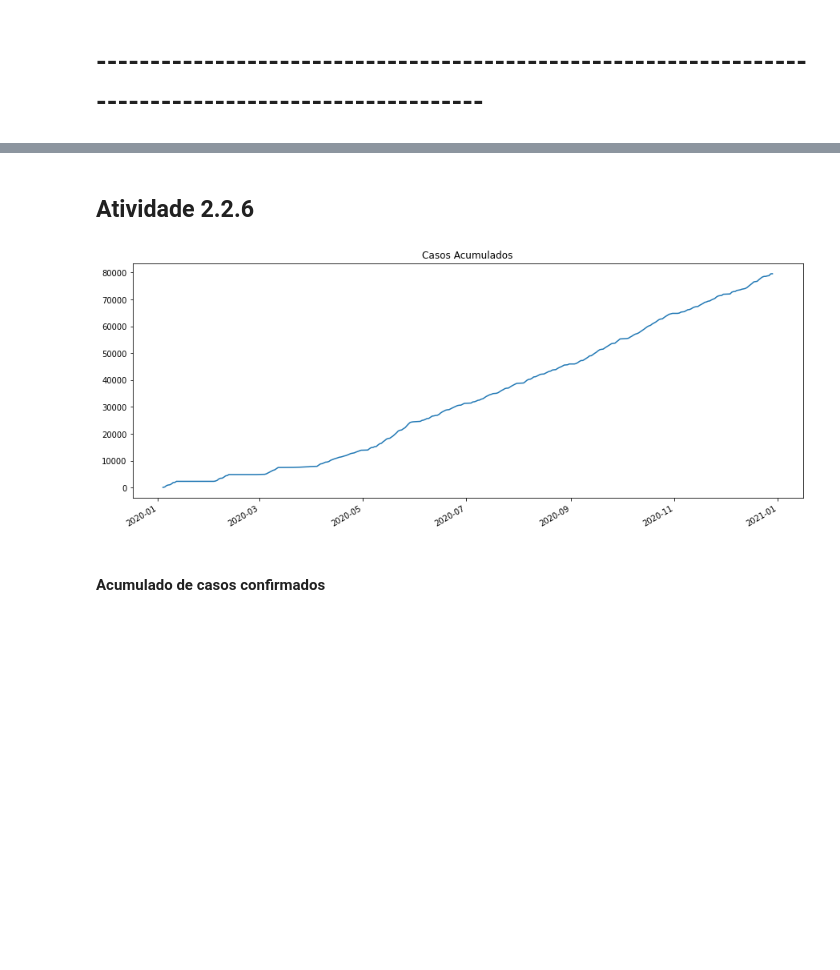
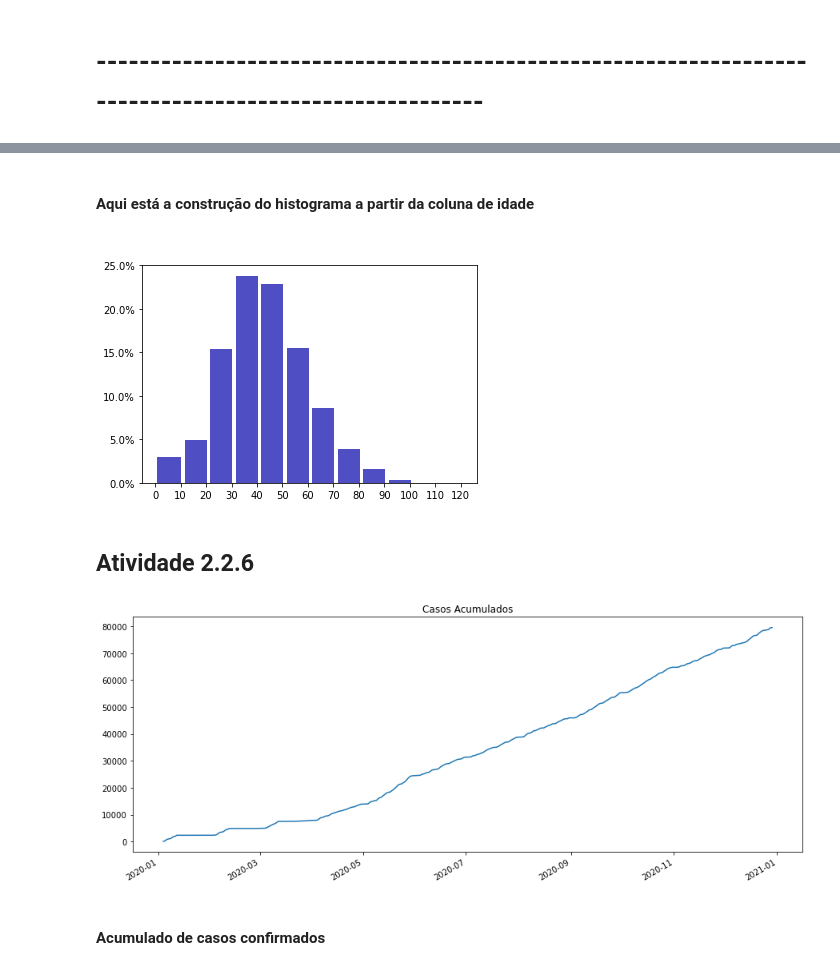
Before and after one commit to delrickOliveira/rna_2021.1_aa1.2, a Jupyter notebook: Atividade 2.3 - RNA 2021.ipynb, the cells around one changed output, grey strips where cells are left out. Drawn from its saved outputs; the diff is of its cells as text; code cells hidden in the pictures; blank space fills up the shorter version.

```diff
--- a/Atividade 2.3 - RNA 2021.ipynb
+++ b/Atividade 2.3 - RNA 2021.ipynb
@@ -390,0 +398,30 @@ recuperados['_dt_notificacao'].value_counts().sort_index()[-10:].mean()
+# %%
+bins = [0]
+labels = []
+max_age = 130
+
+#conversão da coluna idade para tipo inteiro
+int_age = data['_idade'].astype(int)
+
+#construção da lista de bins
+for i in range(11,max_age,10):
+        bins.append(i)
+
+#construção da lista de labels a partir dos valores dos bins
+for i in bins[:-1]:
+    if i == 0:
+        labels.append("{} a {} anos".format(i, i+10))
+    else:
+        labels.append("{} a {} anos".format(i, i+9))
+
+#substituindo os valores da coluna existente de faixa etária pelos valores desejados
+data['_faixa etária'] = pd.cut(int_age , bins=bins, labels=labels, right=False)
+
+#agrupando os dados pelas faixas etárias semelhantes
+age_range_group = data.groupby("_faixa etária")['_dt_notificacao'].count()
+
+total_qtd = age_range_group.sum()
+print("O total de registros é {}".format(total_qtd), end="\n\n")
+print(age_range_group,end="\n\n")
+for i in age_range_group:
+    print("{} representa {:.2f} do total".format(i, i/total_qtd))
@@ -391,9 +446,22 @@ recuperados['_dt_notificacao'].value_counts().sort_index()[-10:].mean()
+# %% [markdown]
+<h4>Aqui está a construção do histograma a partir da coluna de idade<h4>
+# %%
+from matplotlib.ticker import PercentFormatter
+
+
+plt.hist(int_age, bins=bins, color='#0504aa',alpha=0.7, rwidth=0.85, density=True)
+plt.gca().yaxis.set_major_formatter(PercentFormatter(0.1))
+plt.xticks(np.arange(0, bins[-1], 10))
+plt.yticks(np.arange(0,0.03,0.005))
+plt.show()
+# %% [output]
+[figure, added]
 # %% [markdown]
 ## Atividade 2.2.6
 # %%
 xxx = data['_dt_notificacao'].value_counts().sort_index().cumsum().plot(title = 'Casos Acumulados',figsize=(15,6))
 # %% [output]
-[figure, old version]
+[figure, new version]
 # %% [markdown]
 #### Acumulado de casos confirmados
 # %% [markdown]
```
Also changed, not shown: parts of 9 cells of this notebook.
